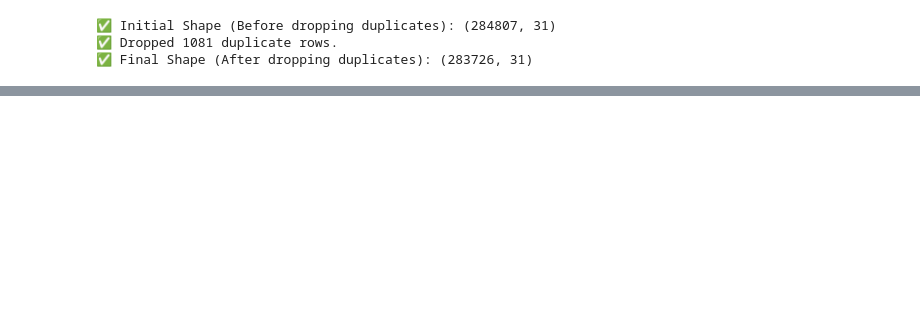
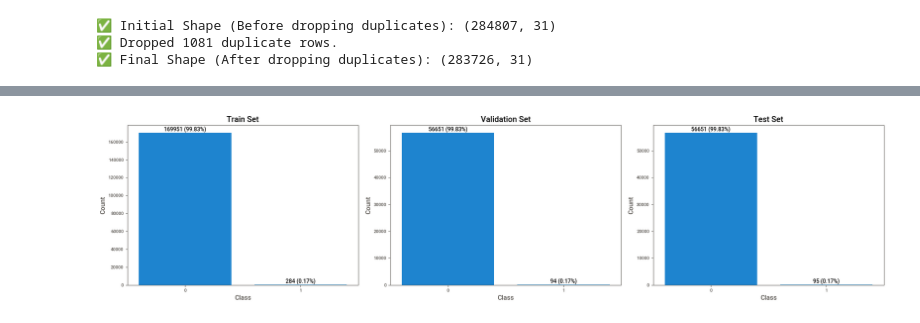
Before and after one commit to luuuneytunes12/Fraud-Detection-ML, a Jupyter notebook: notebooks/01-cwl-eda.ipynb, the cells around one changed output, grey strips where cells are left out. Drawn from its saved outputs; the diff is of its cells as text; code cells hidden in the pictures; blank space fills up the shorter version.

```diff
--- a/notebooks/01_eda.ipynb
+++ b/notebooks/01-cwl-eda.ipynb
@@ -315,0 +380,29 @@ df5 = DataCleaner.drop_duplicates(df4)
+# %%
+# - Examine Class Distribution Across Splits -
+
+splits = {
+    'Train': y_train,
+    'Validation': y_val,
+    'Test': y_test
+}
+
+fig, axes = plt.subplots(1, 3)
+
+for ax, (name, y_split) in zip(axes, splits.items()):
+    counts = y_split.value_counts().sort_index()
+    total = len(y_split)
+    sns.countplot(x=y_split, ax=ax)
+    ax.set_title(f'{name} Set')
+    ax.set_xlabel('Class')
+    ax.set_ylabel('Count')
+    for i, p in enumerate(ax.patches):
+        count = int(counts.iloc[i])
+        pct = 100 * count / total
+        ax.annotate(f'{count} ({pct:.2f}%)',
+                    (p.get_x() + p.get_width() / 2, p.get_height()),
+                    ha='center', va='bottom', fontsize=10, fontweight='bold')
+
+plt.tight_layout()
+plt.show()
+# %% [output]
+[figure, added]
```
Also changed, not shown: parts of 12 cells of this notebook, 8 other files.
